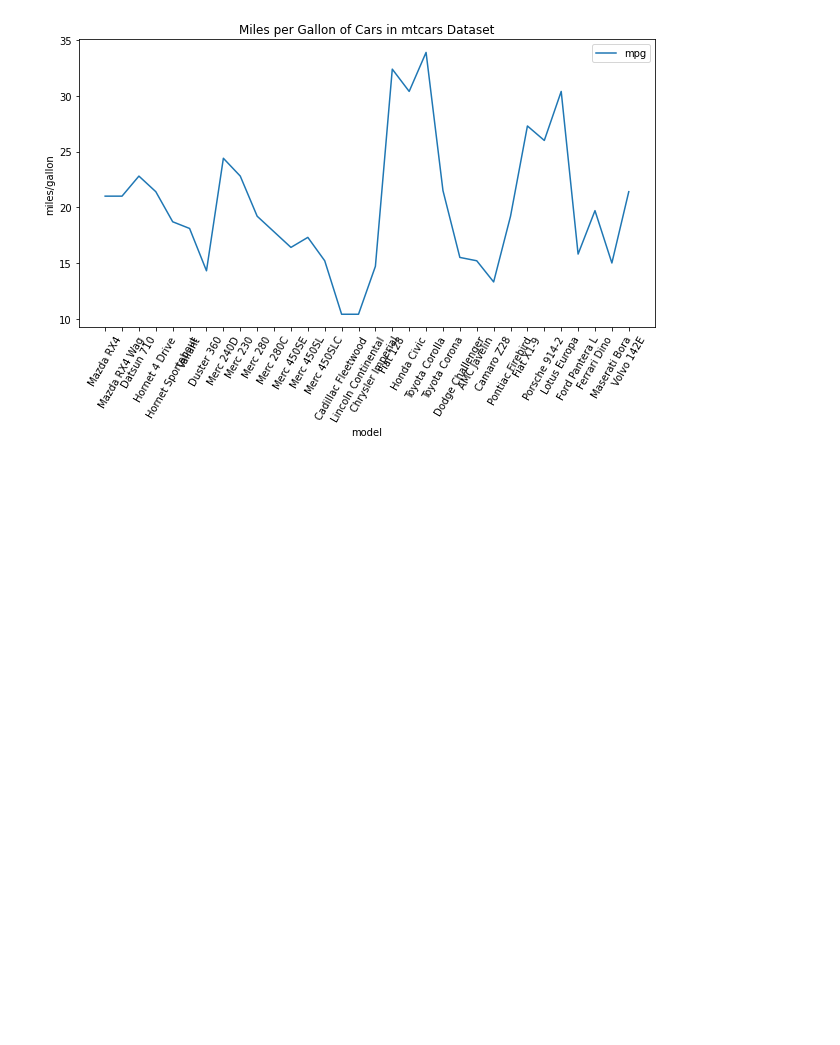
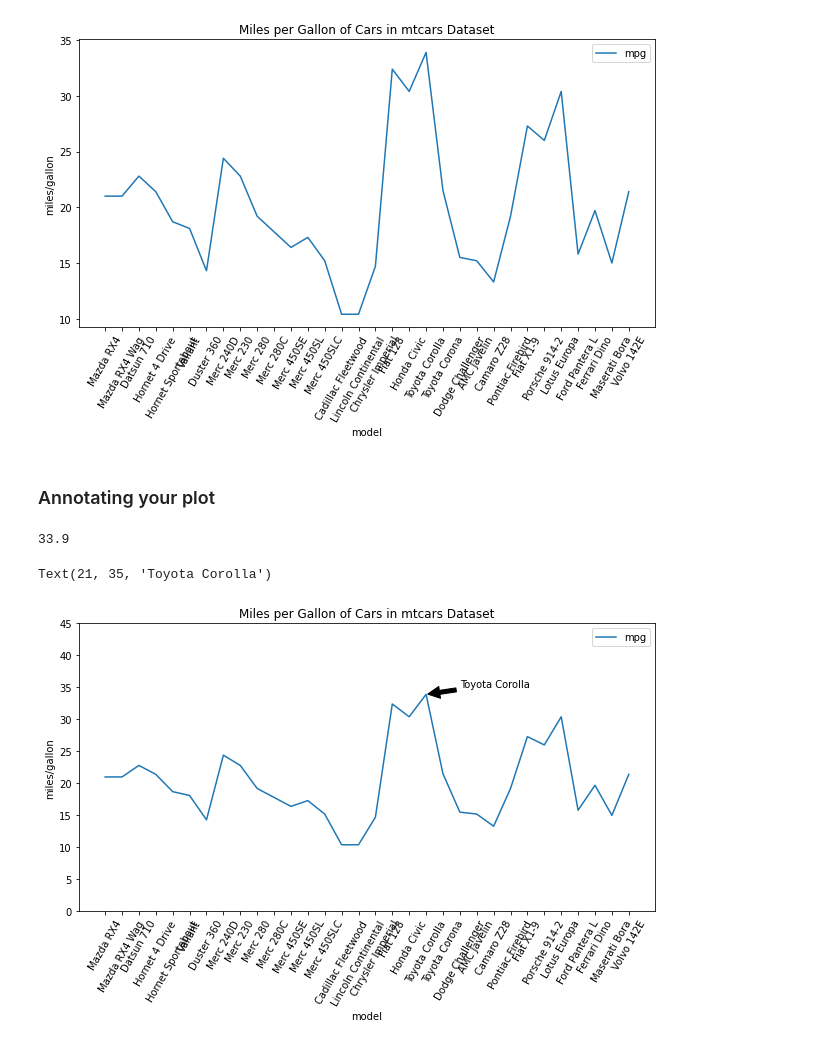
Before and after one commit to gofr1/jupyter-learning, a Jupyter notebook: data_science_basics/j-creating-labels-and-annotations.ipynb, the cells around one changed output. Cells and saved outputs as stored; diff of their text form; code cells hidden in the pictures; blank space fills up the shorter version.

```diff
--- a/data_science_basics/j-creating-labels-and-annotations.ipynb
+++ b/data_science_basics/j-creating-labels-and-annotations.ipynb
@@ -91,3 +90,30 @@ ax.legend(loc='best')
 # %% [output]
 <matplotlib.legend.Legend at 0x...>
 [figure]
+# %% [markdown]
+### Annotating your plot
+# %%
+mpg.max()
+# %% [output]
+33.9
+# %%
+fig = plt.figure()
+ax = fig.add_axes([.1,.1,1,1])
+
+mpg.plot()
+
+ax.set_xticks(range(32))
+ax.set_xticklabels(cars.model, rotation=60, fontsize='medium')
+ax.set_title('Miles per Gallon of Cars in mtcars Dataset')
+
+ax.set_xlabel('model')
+ax.set_ylabel('miles/gallon')
+
+ax.legend(loc='best')
+
+ax.set_ylim([0,45])
+
+ax.annotate('Toyota Corolla', xy=(19,33.9), xytext=(21,35), arrowprops=dict(facecolor='black', shrink=0.05))
+# %% [output]
+Text(21, 35, 'Toyota Corolla')
+[figure, added]
```
Also changed, not shown: parts of 1 cell of this notebook.
